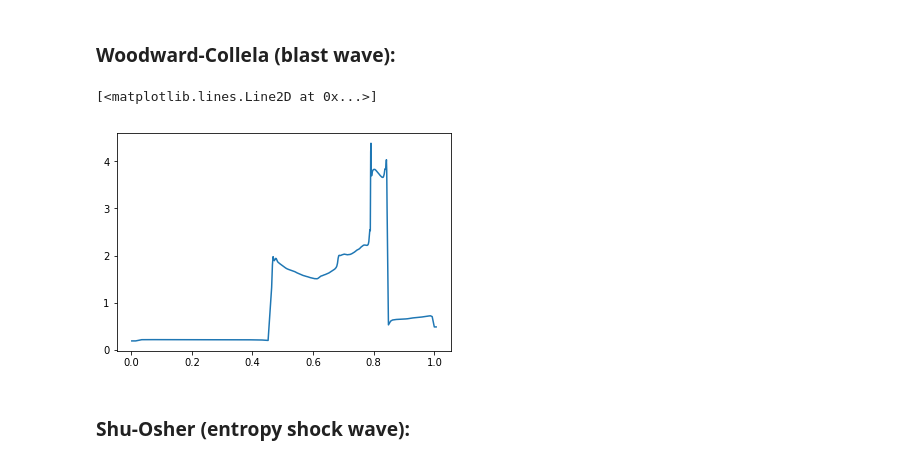
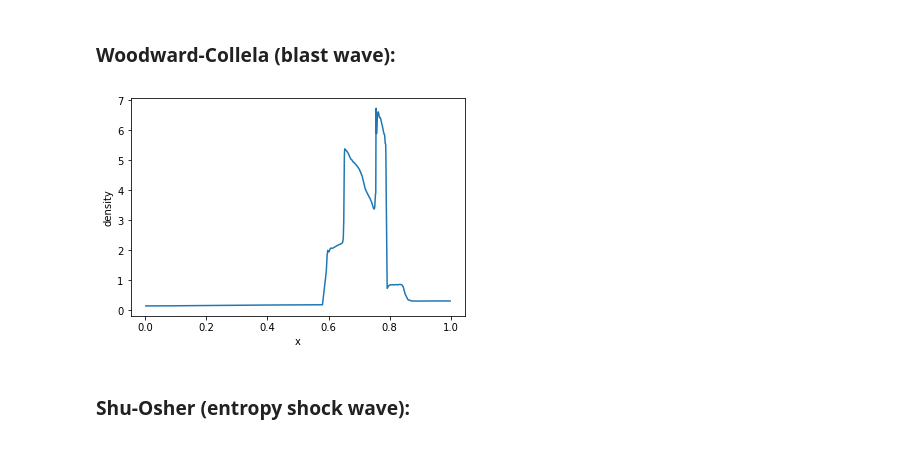
Before and after one commit to valenpe7/1d_euler_system_solver, a Jupyter notebook: main.ipynb, the cells around one changed output. Cells and saved outputs as stored; diff of their text form; code cells hidden in the pictures.

```diff
--- a/main.ipynb
+++ b/main.ipynb
@@ -12,9 +12,9 @@ class solver:
     class laser():
 
         def __init__(self, wavelength, energy, radius, t_0, fwhm):
-            self.wavelength = wavelength                   # laser wavelength
+            self.wavelength = wavelength                   # laser vacuum wavelength
             self.energy = energy                           # laser energy
-            self.radius = radius                           # laser radius
+            self.radius = radius                           # laser radius at focal spot
             self.t_0 = t_0                                 # time at which laser reaches peak intensity
             self.fwhm = fwhm                               # laser duration at FWHM
 
@@ -23,27 +23,27 @@ class solver:
             return intensity * np.exp(-(t - self.t_0)**2 / (self.fwhm / (2.0 * np.sqrt(np.log(2.0))))**2)
 
     def __init__(self, a, b, n_cells, c = 1.0):
-        self.x = np.zeros(n_cells + 3)                     # grid nodes
+        self.x = np.zeros(n_cells + 1)                     # grid nodes
         if c != 1.0:
-            x0 = (b - a) * (c - 1) / (c**(n_cells + 3) - 1)
+            x0 = (b - a) * (c - 1) / (c**(n_cells + 1) - 1)
         else:
             x0 = (b - a) / n_cells
         self.x[0] = a
         self.x[1] = a + x0
-        for i in range(1, n_cells + 2):
+        for i in range(1, n_cells):
             self.x[i+1] = self.x[i] + c * (self.x[i] - self.x[i-1])
-        self.u = np.zeros(n_cells + 3)                     # velocity
-        self.rho = np.zeros(n_cells + 2)                       # density
-        self.p = np.zeros(n_cells + 2)                         # pressure
-        self.T = np.zeros(n_cells + 2)                         # temperature
-        self.E = np.zeros(n_cells + 2)                         # energy
-        self.q = np.zeros(n_cells + 2)                         # artificial viscosity
-        self.L = np.zeros(n_cells + 3)                     # laser energy flux
+        self.u = np.zeros(n_cells + 1)                     # velocity
+        self.rho = np.zeros(n_cells)                       # density
+        self.p = np.zeros(n_cells)                         # pressure
+        self.T = np.zeros(n_cells)                         # temperature
+        self.E = np.zeros(n_cells)                         # energy
+        self.q = np.zeros(n_cells)                         # artificial viscosity
+        self.L = np.zeros(n_cells + 1)                     # laser energy flux
         self.gamma = 5.0 / 3.0                             # adiabatic index (ratio of specific heats)
         self.laser = None                                  # laser datastructure
         self.atomic_weight = 1.0                           # standard atomic weight
-        self.ionization = 1.0
-        self.bc = "absorbing"
+        self.ionization = 1.0                              # level of ionization
+        self.bc = "absorbing"                              # type of boundary conditions
 
     def set_gamma(self, gamma):
         self.gamma = gamma
@@ -218,15 +218,14 @@ s.plot(s.E, name = "energy", centered = True)
 # %%
 s = solver(a = 0.0, b = 1.0, n_cells = 250)
 s.set_gamma(1.4)
 s.set_boundary_conditions("reflective")
 s.initialize_riemann_problem(s.p, interface = [0.1, 0.9], init_values = [1000.0, 0.01, 100.0])
 s.initialize_riemann_problem(s.rho, interface = [], init_values = [1.0])
 s.initialize_riemann_problem(s.u, interface = [], init_values = [0.0])
-s.run(t_start = 0.0, t_end = 1.8)
+s.run(t_start = 0.0, t_end = 0.038)
 s.plot(s.rho, name = "density", centered = True)
 # %% [output]
-[<matplotlib.lines.Line2D at 0x...>]
-[figure, old version]
+[figure, new version]
 # %% [markdown]
 ### Shu-Osher (entropy shock wave):
 # %%
```
Also changed, not shown: parts of 1 cell of this notebook.
